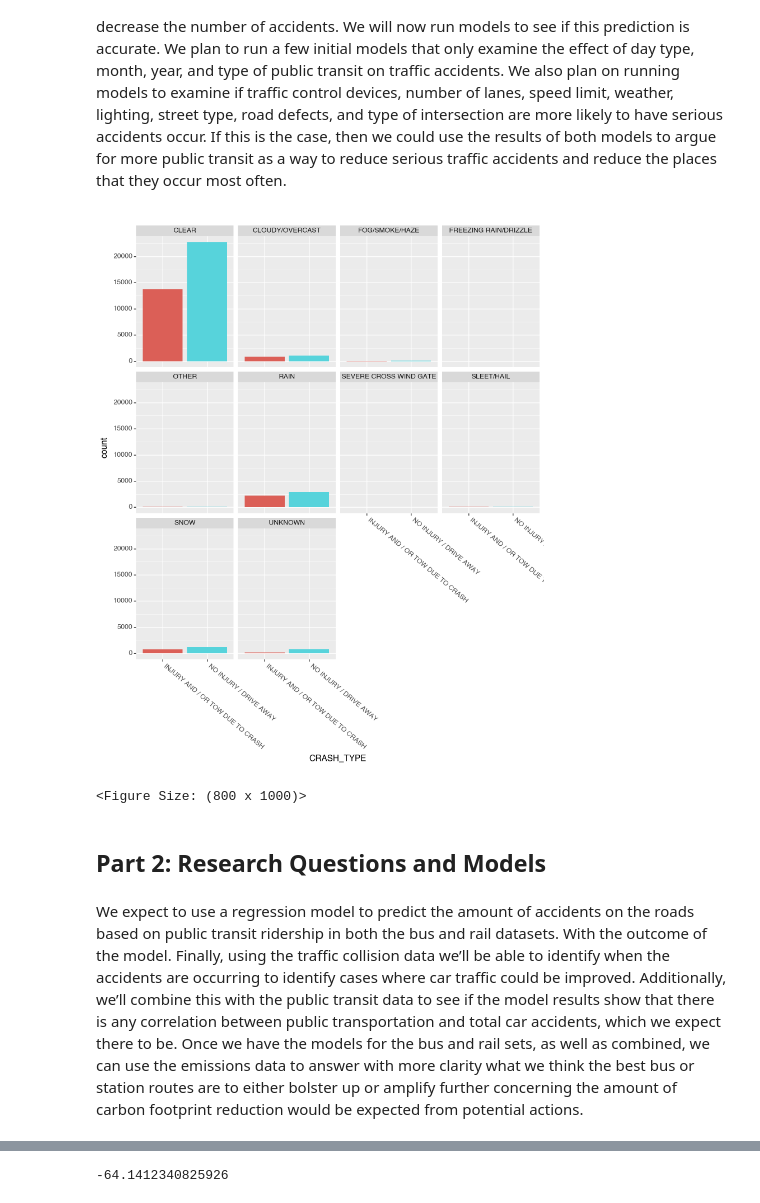
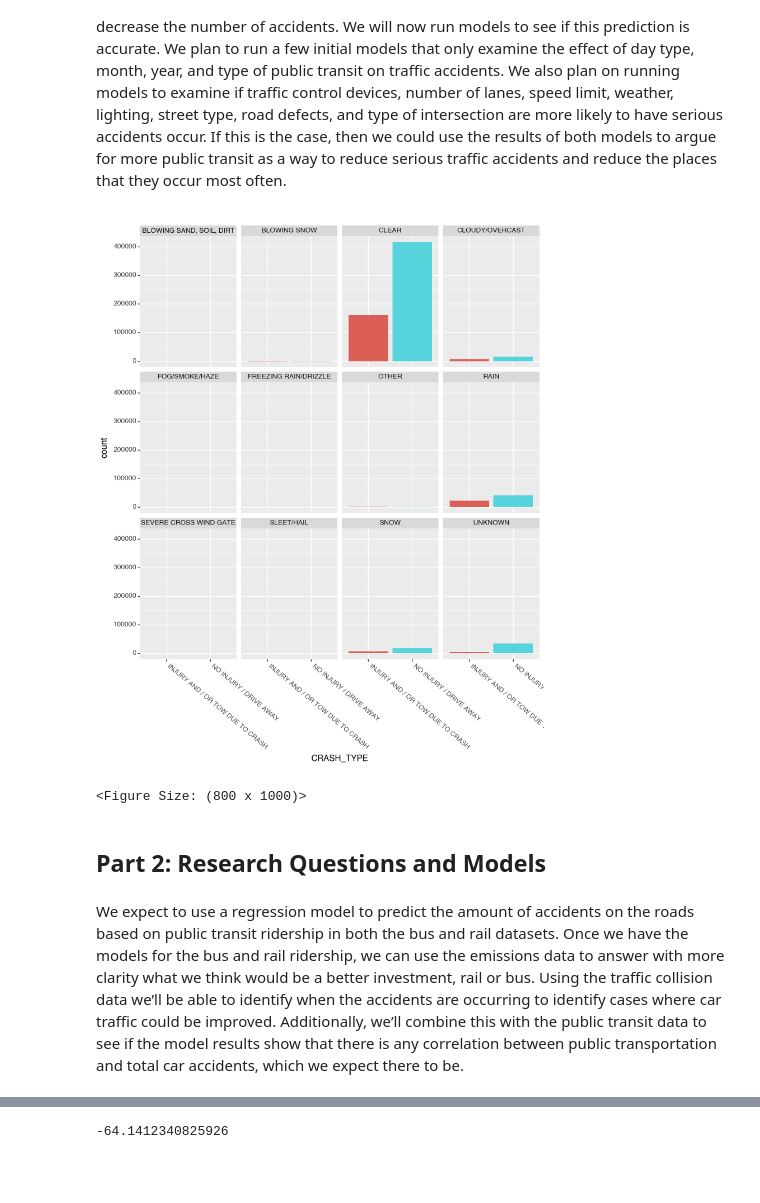
Before and after one commit to bnkessler/DataScienceMachineLearningProject, a Jupyter notebook: ProjectPhase2.ipynb, the cells around one changed output, grey strips where cells are left out. Cells and saved outputs as stored; diff of their text form; code cells hidden in the pictures; blank space fills up the shorter version.

```diff
--- a/ProjectPhase2.ipynb
+++ b/ProjectPhase2.ipynb
@@ -53,9 +53,9 @@ t_data["transit"] = t_data["date"].map(lambda x: "train")
 b_data["transit"] = b_data["date"].map(lambda x: "bus")
 
 # Clean Accident Data
-a_data_clean = a_data[["CRASH_RECORD_ID", "FIRST_CRASH_TYPE", "CRASH_DAY_OF_WEEK", "CRASH_MONTH", "CRASH_DATE"]]
-a_data_clean.columns = ["id", "crash_type", "day_type", "month", "year"]
-a_data_clean["year"] = a_data_clean["year"].map(lambda x: x[6:10])
+a_data_clean = a_data[["CRASH_RECORD_ID", "CRASH_DATE", "TRAFFIC_CONTROL_DEVICE", "POSTED_SPEED_LIMIT", "WEATHER_CONDITION", "LIGHTING_CONDITION", "TRAFFICWAY_TYPE", "LANE_CNT", "ROAD_DEFECT", "ROADWAY_SURFACE_COND", "INTERSECTION_RELATED_I", "CRASH_TYPE", "CRASH_DAY_OF_WEEK", "CRASH_MONTH"]]
+# a_data_clean.columns = ["id", "crash_type", "day_type", "month", "year"]
+a_data_clean["CRASH_YEAR"] = a_data_clean["CRASH_DATE"].map(lambda x: x[6:10])
 # a_data_clean.head()
 
 # Join Transit datasets
@@ -80,12 +80,12 @@ grouped_transit_data["daytype"] = grouped_transit_data["daytype"].replace({"A":
 # grouped_transit_data
 
 # Add year column to accidents
-a_data_clean["year"] = a_data_clean["year"].astype(int)
-a_data_clean["day_type"] = a_data_clean["day_type"].astype(str)
-a_data_clean["day_type"] = a_data_clean["day_type"].replace({"1": "Sunday/Holiday", "2": "Weekday", "3": "Weekday", "4": "Weekday", "5": "Weekday", "6": "Weekday", "7": "Saturday"})
-a_data_filtered = a_data_clean[a_data_clean["year"] >= 2017]
+a_data_clean["CRASH_YEAR"] = a_data_clean["CRASH_YEAR"].astype(int)
+a_data_clean["CRASH_DAY_OF_WEEK"] = a_data_clean["CRASH_DAY_OF_WEEK"].astype(str)
+a_data_clean["CRASH_DAY_OF_WEEK"] = a_data_clean["CRASH_DAY_OF_WEEK"].replace({"1": "Sunday/Holiday", "2": "Weekday", "3": "Weekday", "4": "Weekday", "5": "Weekday", "6": "Weekday", "7": "Saturday"})
+a_data_filtered = a_data_clean[a_data_clean["CRASH_YEAR"] >= 2017]
 
-acc = a_data_filtered[["day_type", "id"]].groupby(["day_type"]).count().reset_index()
+acc = a_data_filtered[["CRASH_DAY_OF_WEEK", "CRASH_RECORD_ID"]].groupby(["CRASH_DAY_OF_WEEK"]).count().reset_index()
 
 # acc
 
@@ -94,4 +94,4 @@ rides = grouped_transit_data["rides"]["count"]
 rides = rides.astype(float)
 
 # Acc data for 2nd model set
-acc_2 = a_data[["CRASH_RECORD_ID", "TRAFFIC_CONTROL_DEVICE", "POSTED_SPEED_LIMIT", "WEATHER_CONDITION", "LIGHTING_CONDITION", "TRAFFICWAY_TYPE", "LANE_CNT", "ROAD_DEFECT", "ROADWAY_SURFACE_COND", "INTERSECTION_RELATED_I", "CRASH_TYPE"]].dropna()
+# acc_2 = a_data[["CRASH_RECORD_ID", "TRAFFIC_CONTROL_DEVICE", "POSTED_SPEED_LIMIT", "WEATHER_CONDITION", "LIGHTING_CONDITION", "TRAFFICWAY_TYPE", "LANE_CNT", "ROAD_DEFECT", "ROADWAY_SURFACE_COND", "INTERSECTION_RELATED_I", "CRASH_TYPE"]].dropna()
@@ -116,18 +133,17 @@ from plotnine import ggplot, aes, geom_bar, geom_point, scale_y_continuous, labs
 # %% [markdown]
 As can be seen in the plot above, public transit ridership and accidents increase greatly during weekdays. It appears that more people taking public transit would result in more traffic accidents, but it is more likely that more people commuting causes this increase in accidents. For this reason, we believe that increasing public transit would actually decrease the number of accidents. We will now run models to see if this prediction is accurate. We plan to run a few  initial models that only examine the effect of day type, month, year, and type of public transit on traffic accidents. We also plan on running models to examine if traffic control devices, number of lanes, speed limit, weather, lighting, street type, road defects, and type of intersection are more likely to have serious accidents occur. If this is the case, then we could use the results of both models to argue for more public transit as a way to reduce serious traffic accidents and reduce the places that they occur most often.
 # %%
+#| echo: false
 from plotnine import facet_wrap, theme, element_text
-(ggplot(acc_2, aes(x = "CRASH_TYPE", fill = "CRASH_TYPE")) +
+(ggplot(a_data_filtered, aes(x = "CRASH_TYPE", fill = "CRASH_TYPE")) +
     geom_bar(position = "dodge", show_legend = False) +
     facet_wrap("~ WEATHER_CONDITION") +
     theme(axis_text_x=element_text(angle=-40, ha="left"), figure_size = (8, 10)))
 # %% [output]
-[figure, old version]
+[figure, new version]
 <Figure Size: (800 x 1000)>
 # %% [markdown]
 ## Part 2: Research Questions and Models
 # %% [markdown]
-We expect to use a regression model to predict the amount of accidents on the roads based on public transit ridership in both the bus and rail datasets. With the outcome of the model.
-Finally, using the traffic collision data we’ll be able to identify when the accidents are occurring to identify cases where car traffic could be improved. Additionally, we’ll combine this with the public transit data to see if the model results show that there is any correlation between public transportation and total car accidents, which we expect there to be.
-Once we have the models for the bus and rail sets, as well as combined, we can use the emissions data to answer with more clarity what we think the best bus or station routes are to either bolster up or amplify further concerning the amount of carbon footprint reduction would be expected from potential actions.
+We expect to use a regression model to predict the amount of accidents on the roads based on public transit ridership in both the bus and rail datasets. Once we have the models for the bus and rail ridership, we can use the emissions data to answer with more clarity what we think would be a better investment, rail or bus. Using the traffic collision data we’ll be able to identify when the accidents are occurring to identify cases where car traffic could be improved. Additionally, we’ll combine this with the public transit data to see if the model results show that there is any correlation between public transportation and total car accidents, which we expect there to be.
 # %% [markdown]
```
Also changed, not shown: parts of 6 cells of this notebook, 1 other file.
